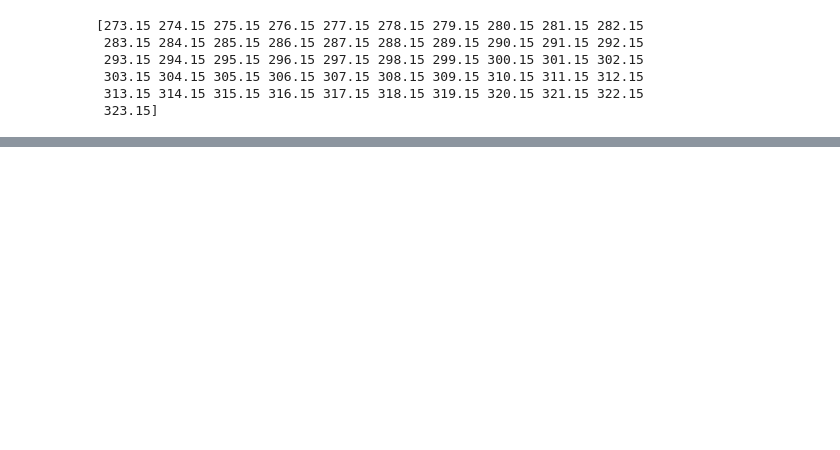
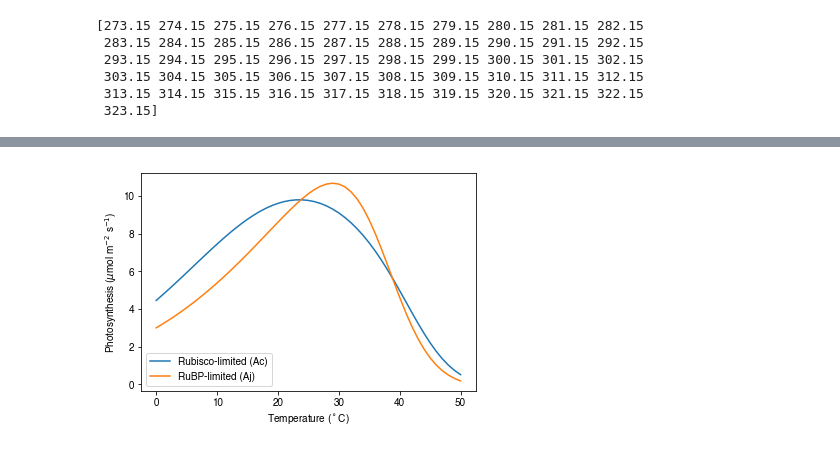
Before and after one commit to mdekauwe/BEES3041_lab_photosynthesis, a Jupyter notebook: BEES3041_lab.ipynb, the cells around one changed output, grey strips where cells are left out. Saved outputs shown, nothing was run; the diff lists cells and outputs as text; code cells hidden in the pictures; blank space fills up the shorter version.

```diff
--- a/BEES3041_lab.ipynb
+++ b/BEES3041_lab.ipynb
@@ -63,0 +127,16 @@ plt.show()
+# %%
+PAR = 1800.0
+Cs = 400.0
+vpd = 1.5
+
+(An, Ac, Aj, gsw, Rd) = F.photosynthesis(p, Cs, Tleaf, PAR, vpd)
+
+#plt.plot(Tleaf-c.DEG_2_KELVIN, An, label="An")
+plt.plot(Tleaf-c.DEG_2_KELVIN, Ac-Rd, label="Rubisco-limited (Ac)")
+plt.plot(Tleaf-c.DEG_2_KELVIN, Aj-Rd, label="RuBP-limited (Aj)")
+plt.legend(numpoints=1, loc="best")
+plt.ylabel("Photosynthesis ($\mu$mol m$^{-2}$ s$^{-1}$)")
+plt.xlabel("Temperature ($^\circ$C)")
+plt.show()
+# %% [output]
+[figure, added]
```
Also changed, not shown: parts of 9 cells of this notebook, 4 other files.
